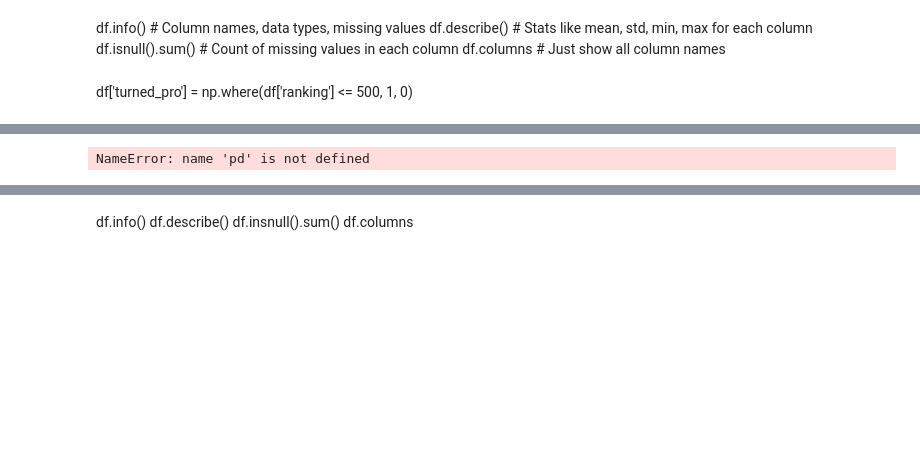
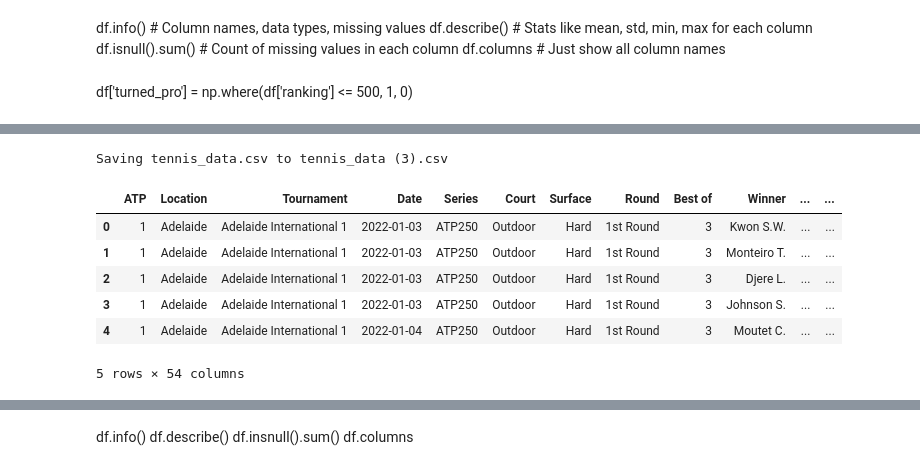
Before and after one commit to roboy88/Junior-tennis-Pro-predictor-, a Jupyter notebook: 01_data_analysis.ipynb, the cells around one changed output, grey strips where cells are left out. Saved outputs shown, nothing was run; the diff lists cells and outputs as text; code cells hidden in the pictures; blank space fills up the shorter version.

```diff
--- a/01_data_analysis.ipynb
+++ b/01_data_analysis.ipynb
@@ -37,6 +37,18 @@ Saving tennis_data.csv to tennis_data (1).csv
-# %%
-import io
-df = pd.read_csv(io.BytesIO(uploaded['your_file.csv']))
-df.head()
-# %% [output]
-NameError: name 'pd' is not defined
+# %%
+# STEP 1: Import necessary libraries
+import pandas as pd
+import io
+from google.colab import files
+
+# STEP 2: Upload the CSV file
+uploaded = files.upload()
+
+# STEP 3: Automatically get the uploaded filename
+filename = next(iter(uploaded))  # This grabs the first file name from the uploaded dictionary
+
+# STEP 4: Load it into a DataFrame
+df = pd.read_csv(io.BytesIO(uploaded[filename]))
+
+# STEP 5: Preview the DataFrame
+df.head()
+# %% [output]
@@ -43,3 +56,11 @@ NameError: name 'pd' is not defined
+Saving tennis_data.csv to tennis_data (3).csv
+|  | ATP | Location | Tournament | Date | Series | Court | Surface | Round | Best of | Winner | ... | ... |
+| 0 | 1 | Adelaide | Adelaide International 1 | 2022-01-03 | ATP250 | Outdoor | Hard | 1st Round | 3 | Kwon S.W. | ... | ... |
+| 1 | 1 | Adelaide | Adelaide International 1 | 2022-01-03 | ATP250 | Outdoor | Hard | 1st Round | 3 | Monteiro T. | ... | ... |
+| 2 | 1 | Adelaide | Adelaide International 1 | 2022-01-03 | ATP250 | Outdoor | Hard | 1st Round | 3 | Djere L. | ... | ... |
+| 3 | 1 | Adelaide | Adelaide International 1 | 2022-01-03 | ATP250 | Outdoor | Hard | 1st Round | 3 | Johnson S. | ... | ... |
+| 4 | 1 | Adelaide | Adelaide International 1 | 2022-01-04 | ATP250 | Outdoor | Hard | 1st Round | 3 | Moutet C. | ... | ... |
+5 rows × 54 columns
 # %%
 df.info()         # Column names, data types, missing values
 df.describe()     # Stats like mean, std, min, max for each column
```
Also changed, not shown: parts of 19 cells of this notebook.
